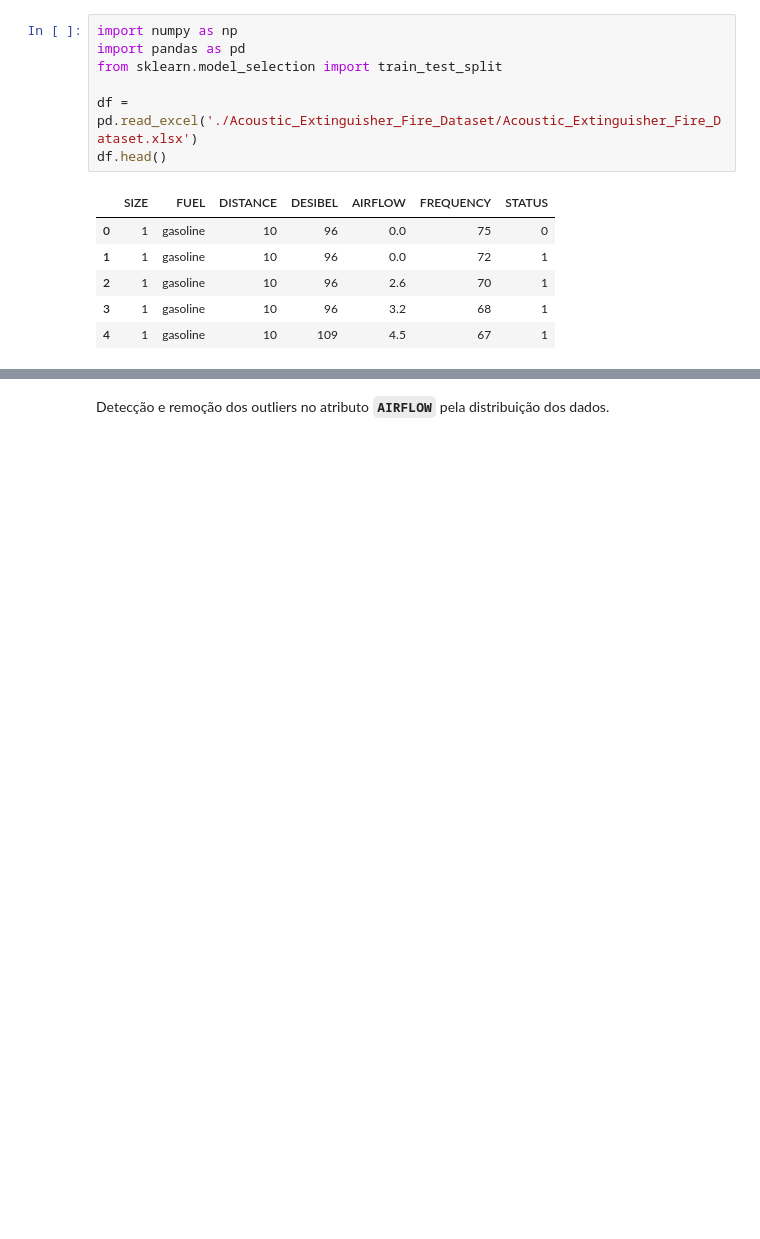
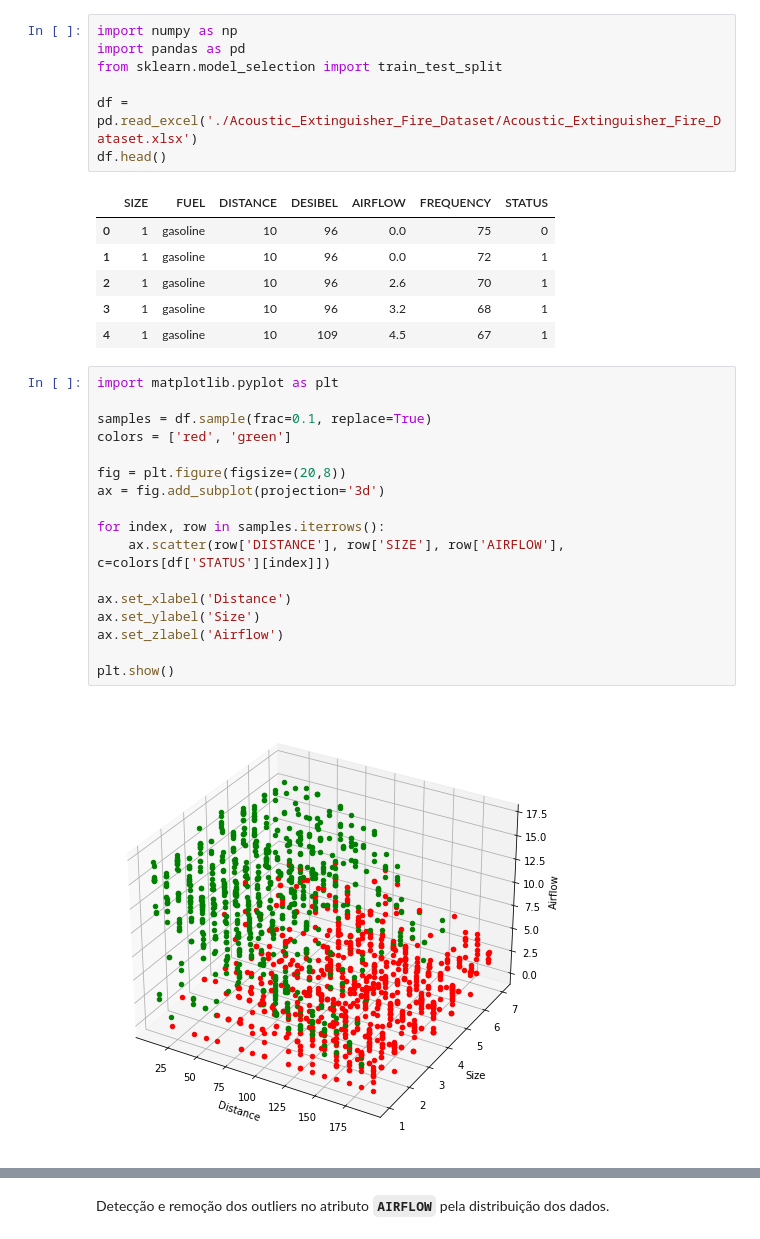
Before and after one commit to mathrmiranda/ML_Projeto, a Jupyter notebook: ML_Projeto.ipynb, the cells around one changed output, grey strips where cells are left out. Drawn from its saved outputs; the diff is of its cells as text; blank space fills up the shorter version.

Commit message:
updated graphs

```diff
--- a/ML_Projeto.ipynb
+++ b/ML_Projeto.ipynb
@@ -14,3 +14,22 @@ df.head()
 | 2 | 1 | gasoline | 10 | 96 | 2.6 | 70 | 1 |
 | 3 | 1 | gasoline | 10 | 96 | 3.2 | 68 | 1 |
 | 4 | 1 | gasoline | 10 | 109 | 4.5 | 67 | 1 |
+# %%
+import matplotlib.pyplot as plt
+
+samples = df.sample(frac=0.1, replace=True)
+colors = ['red', 'green']
+
+fig = plt.figure(figsize=(20,8))
+ax = fig.add_subplot(projection='3d')
+
+for index, row in samples.iterrows():
+    ax.scatter(row['DISTANCE'], row['SIZE'], row['AIRFLOW'], c=colors[df['STATUS'][index]])
+
+ax.set_xlabel('Distance')
+ax.set_ylabel('Size')
+ax.set_zlabel('Airflow')
+
+plt.show()
+# %% [output]
+[figure, added]
```
Also changed, not shown: parts of 4 cells of this notebook.
